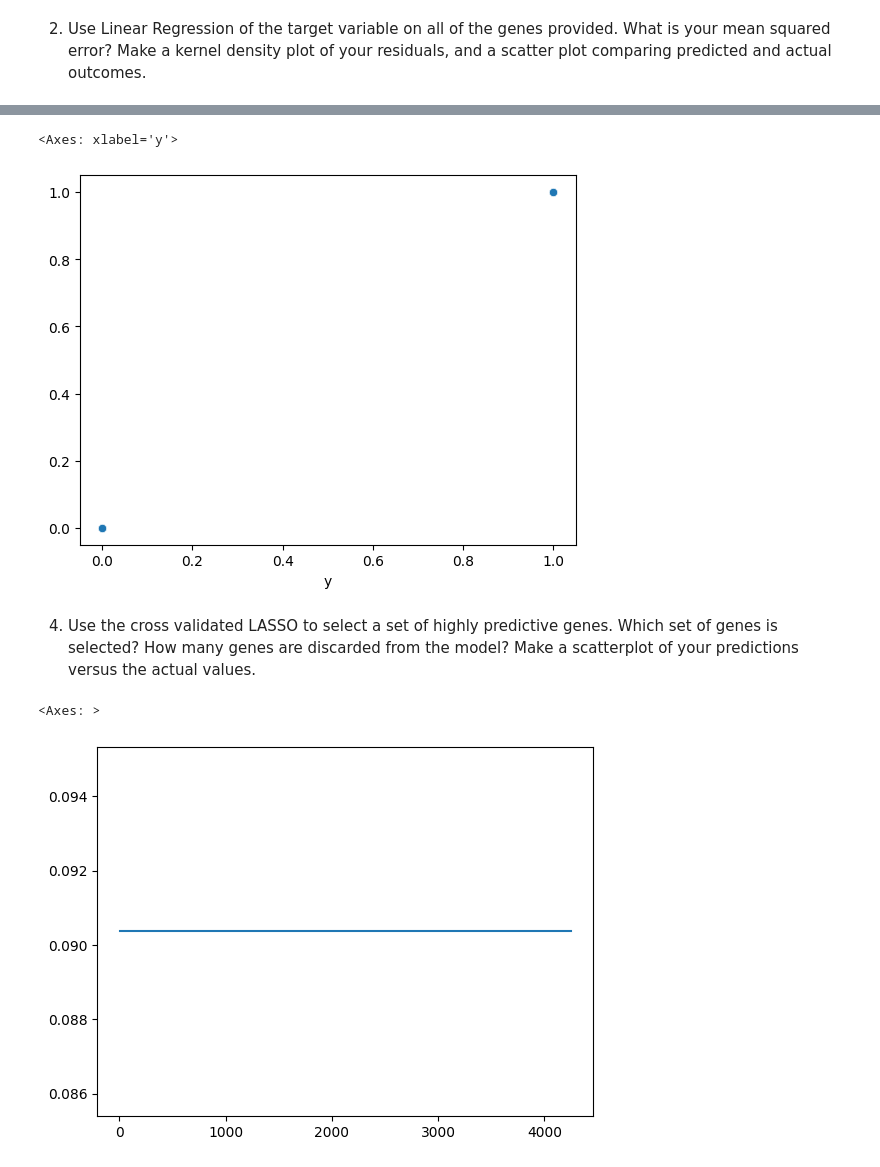
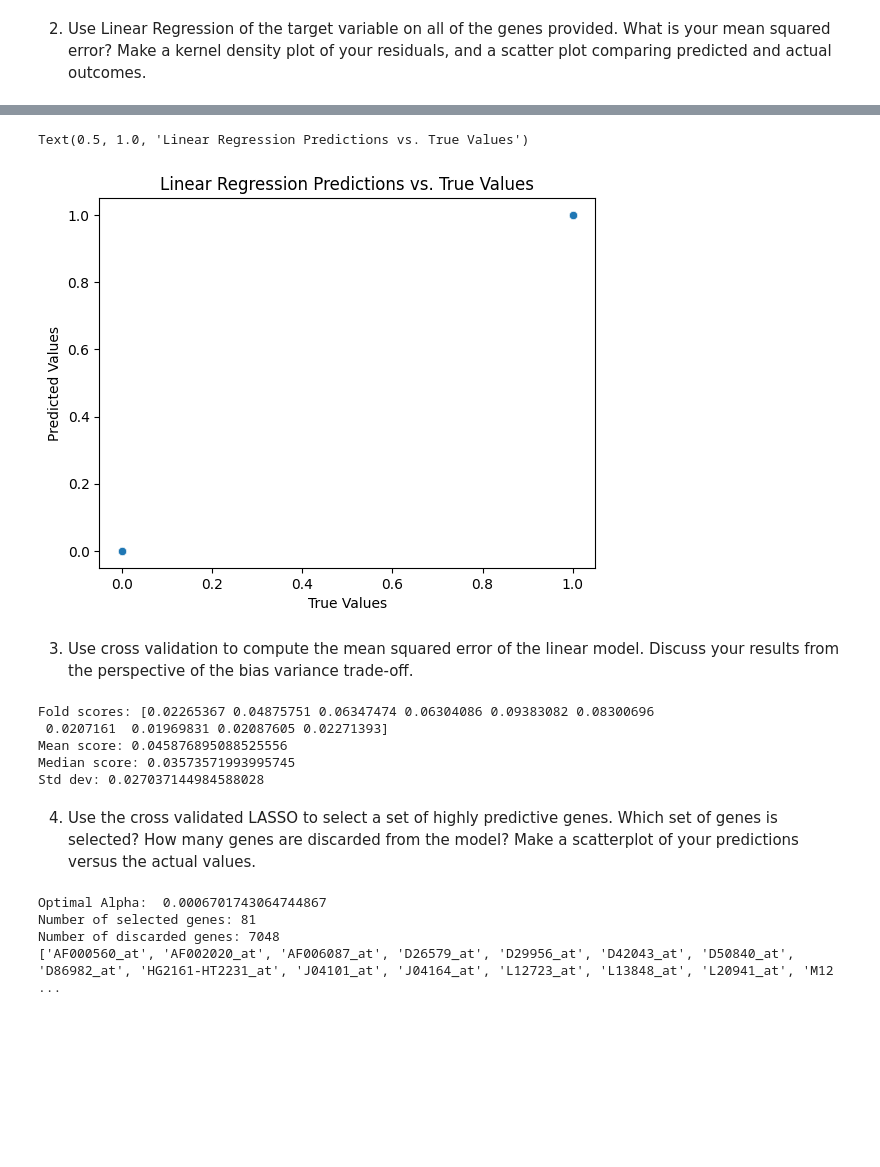
Before and after one commit to oliviapang/scratchpad, a Jupyter notebook: genomics_lab.ipynb, the cells around one changed output, grey strips where cells are left out. Cells and saved outputs as stored; diff of their text form; code cells hidden in the pictures; blank space fills up the shorter version.

```diff
--- a/genomics_lab.ipynb
+++ b/genomics_lab.ipynb
@@ -102,5 +116,28 @@ dtype: float64
 # %%
 sns.scatterplot(x = y, y = y_hat)
+plt.xlabel('True Values')
+plt.ylabel('Predicted Values')
+plt.title('Linear Regression Predictions vs. True Values')
 # %% [output]
-<Axes: xlabel='y'>
+Text(0.5, 1.0, 'Linear Regression Predictions vs. True Values')
-[figure, old version]
+[figure, new version]
+# %% [markdown]
+3. Use cross validation to compute the mean squared error of the linear model. Discuss your results from the perspective of the bias variance trade-off.
+# %%
+from sklearn.model_selection import KFold, cross_val_score
+
+kfold = KFold(n_splits=10, shuffle=True, random_state=100) # Create folds
+model = LinearRegression()
+
+scores = -cross_val_score(model, genes, y, cv = kfold, scoring= 'neg_mean_squared_error')
+
+print("Fold scores:", scores)
+print("Mean score:", np.mean(scores))
+print("Median score:", np.median(scores))
+print("Std dev:", np.std(scores))
+# %% [output]
+Fold scores: [0.02265367 0.04875751 0.06347474 0.06304086 0.09383082 0.08300696
+ 0.0207161  0.01969831 0.02087605 0.02271393]
+Mean score: 0.045876895088525556
+Median score: 0.03573571993995745
+Std dev: 0.027037144984588028
@@ -107,11 +151,2 @@ sns.scatterplot(x = y, y = y_hat)
 # %% [markdown]
 4. Use the cross validated LASSO to select a set of highly predictive genes. Which set of genes is selected? How many genes are discarded from the model? Make a scatterplot of your predictions versus the actual values.
-# %%
-from sklearn.linear_model import LassoCV, lasso_path
-
-model = LassoCV(cv=10, random_state = 100)
-model = model.fit(genes, y)
-sns.lineplot(x=model.alphas_, y=model.mse_path_.mean())
-# %% [output]
-<Axes: >
-[figure, removed]
@@ -127,0 +153,30 @@ model = LassoCV(alphas = alpha_grid, cv = 10, random_state = 100)
+# %%
+from sklearn.linear_model import LassoCV
+from sklearn.preprocessing import StandardScaler
+
+gene_names = genes.columns
+
+scaler = StandardScaler()
+genes_sc = scaler.fit_transform(genes)
+
+lasso = LassoCV(cv=10, random_state=100, max_iter=10000)
+lasso.fit(genes_sc, y)
+
+coef = lasso.coef_
+
+selected_genes = []
+for i in coef:
+  if i!= 0:
+    index = list(coef).index(i)
+    selected_genes.append(gene_names[index])
+discarded_count = len(gene_names) - len(selected_genes)
+
+print(f"Optimal Alpha: {lasso.alpha_: }")
+print(f"Number of selected genes: {len(selected_genes)}")
+print(f"Number of discarded genes: {discarded_count}")
+print(selected_genes)
+# %% [output]
+Optimal Alpha:  0.0006701743064744867
+Number of selected genes: 81
+Number of discarded genes: 7048
+['AF000560_at', 'AF002020_at', 'AF006087_at', 'D26579_at', 'D29956_at', 'D42043_at', 'D50840_at', 'D86982_at', 'HG2161-HT2231_at', 'J04101_at', 'J04164_at', 'L12723_at', 'L13848_at', 'L20941_at', 'M12 ...
```
Also changed, not shown: parts of 20 cells of this notebook.
